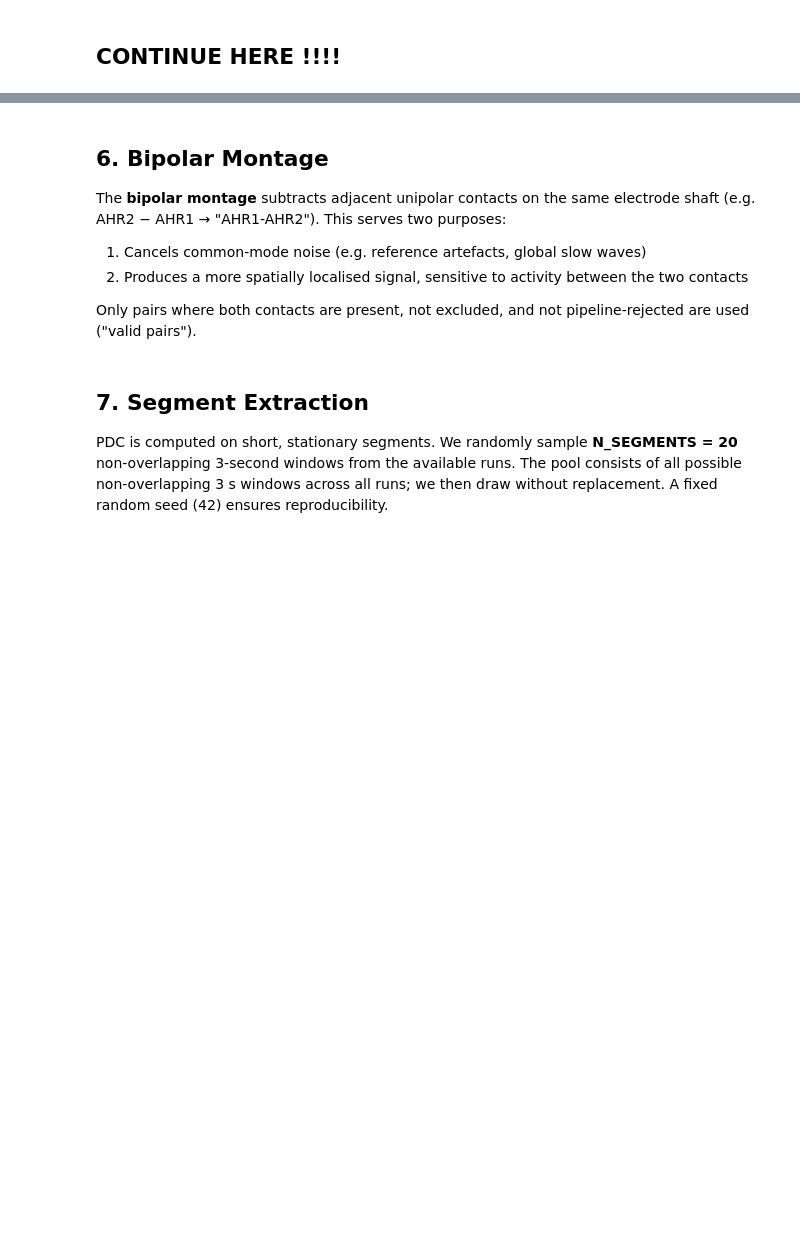
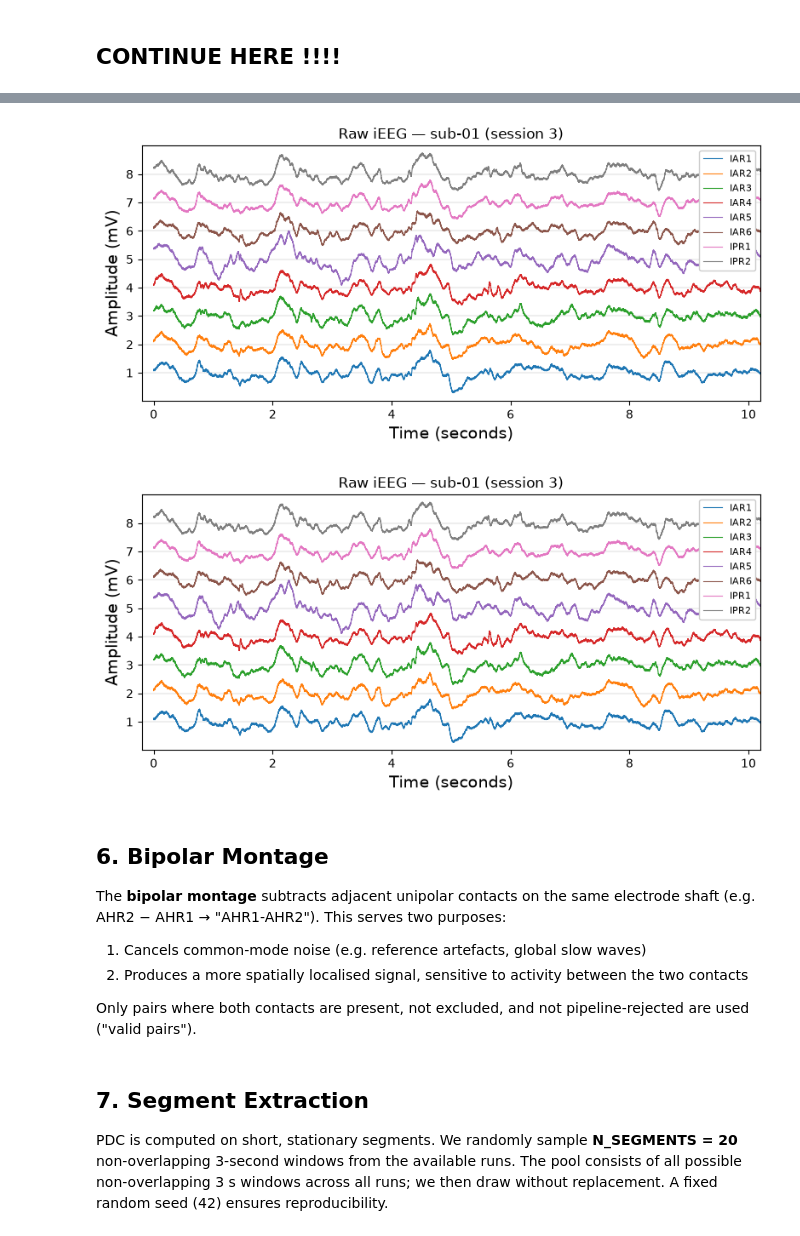
Before and after one commit to cobragroup/cobrabox, a Jupyter notebook: Pipelines/01_data_exploration.ipynb, the cells around one changed output, grey strips where cells are left out. Saved outputs shown, nothing was run; the diff lists cells and outputs as text; code cells hidden in the pictures; blank space fills up the shorter version.

```diff
--- a/Pipelines/01_data_exploration.ipynb
+++ b/Pipelines/01_data_exploration.ipynb
@@ -392,3 +384,41 @@ plt.show()
+# %%
+filtered_ch = notch_filter(signals.data, fs=signals.sampling_rate)
+
+# Plot the figure
+n_show_channels = 8
+plt.figure(figsize=(8,4))
+for i in range(n_show_channels):
+    plt.plot( timepoints, i+1 + 1000 * signals.data[i], lw=0.8, label=channel_labels[i] )
+
+plt.xlim(-0.2,10.2)
+plt.ylim(0, n_show_channels + 1)
+plt.yticks( np.arange(1,n_show_channels+1), np.arange(1,n_show_channels+1) )
+plt.xlabel("Time (seconds)")
+plt.ylabel( "Amplitude (mV)" )
+plt.title( f"Raw iEEG — sub-01 (session {session})" )
+plt.legend(loc="upper right", fontsize=8, frameon=True, framealpha=1)
+plt.grid(axis='y', lw = 0.3, zorder=0)
+plt.tight_layout()
+
+
+# Plot the figure
+n_show_channels = 8
+plt.figure(figsize=(8,4))
+for i in range(n_show_channels):
+    plt.plot( timepoints, i+1 + 1000 * filtered_ch.data[i], lw=0.8, label=channel_labels[i] )
+
+plt.xlim(-0.2,10.2)
+plt.ylim(0, n_show_channels + 1)
+plt.yticks( np.arange(1,n_show_channels+1), np.arange(1,n_show_channels+1) )
+plt.xlabel("Time (seconds)")
+plt.ylabel( "Amplitude (mV)" )
+plt.title( f"Raw iEEG — sub-01 (session {session})" )
+plt.legend(loc="upper right", fontsize=8, frameon=True, framealpha=1)
+plt.grid(axis='y', lw = 0.3, zorder=0)
+plt.tight_layout()
+# %% [output]
+[figure, added]
+[figure, added]
 # %%
 item0 = ds[0]
 fs = item0.sampling_rate
```
Also changed, not shown: parts of 6 cells of this notebook.
